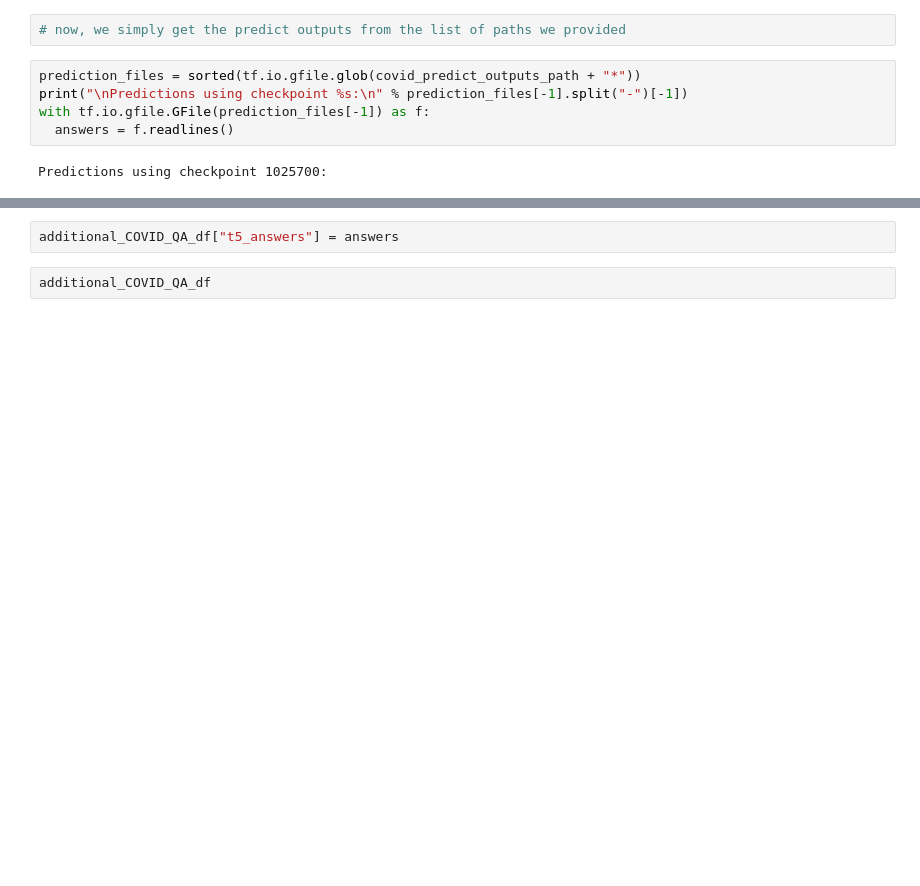
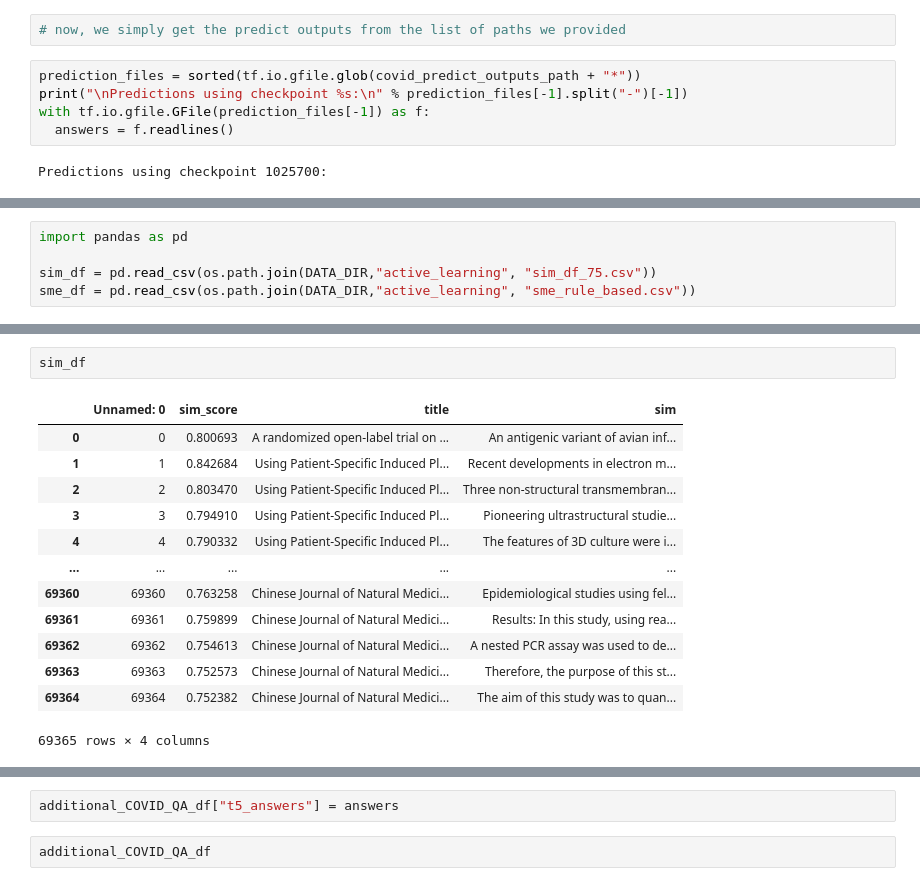
Before and after one commit to johntiger1/hugging-face-generation, a Jupyter notebook: Copy_of_t5_trivia.ipynb, the cells around one changed output, grey strips where cells are left out. Saved outputs shown, nothing was run; the diff lists cells and outputs as text; blank space fills up the shorter version.

```diff
--- a/Copy_of_t5_trivia.ipynb
+++ b/Copy_of_t5_trivia.ipynb
@@ -1282,0 +1314,5 @@ len(answers)
+# %%
+import pandas as pd
+
+sim_df = pd.read_csv(os.path.join(DATA_DIR,"active_learning", "sim_df_75.csv"))
+sme_df = pd.read_csv(os.path.join(DATA_DIR,"active_learning", "sme_rule_based.csv"))
@@ -1282,0 +1321,16 @@ len(answers)
+# %%
+sim_df
+# %% [output]
+|  | Unnamed: 0 | sim_score | title | sim |
+| 0 | 0 | 0.800693 | A randomized open-label trial on ... | An antigenic variant of avian inf... |
+| 1 | 1 | 0.842684 | Using Patient-Specific Induced Pl... | Recent developments in electron m... |
+| 2 | 2 | 0.803470 | Using Patient-Specific Induced Pl... | Three non-structural transmembran... |
+| 3 | 3 | 0.794910 | Using Patient-Specific Induced Pl... | Pioneering ultrastructural studie... |
+| 4 | 4 | 0.790332 | Using Patient-Specific Induced Pl... | The features of 3D culture were i... |
+| ... | ... | ... | ... | ... |
+| 69360 | 69360 | 0.763258 | Chinese Journal of Natural Medici... | Epidemiological studies using fel... |
+| 69361 | 69361 | 0.759899 | Chinese Journal of Natural Medici... | Results: In this study, using rea... |
+| 69362 | 69362 | 0.754613 | Chinese Journal of Natural Medici... | A nested PCR assay was used to de... |
+| 69363 | 69363 | 0.752573 | Chinese Journal of Natural Medici... | Therefore, the purpose of this st... |
+| 69364 | 69364 | 0.752382 | Chinese Journal of Natural Medici... | The aim of this study was to quan... |
+69365 rows × 4 columns
```
Also changed, not shown: parts of 38 cells of this notebook.
